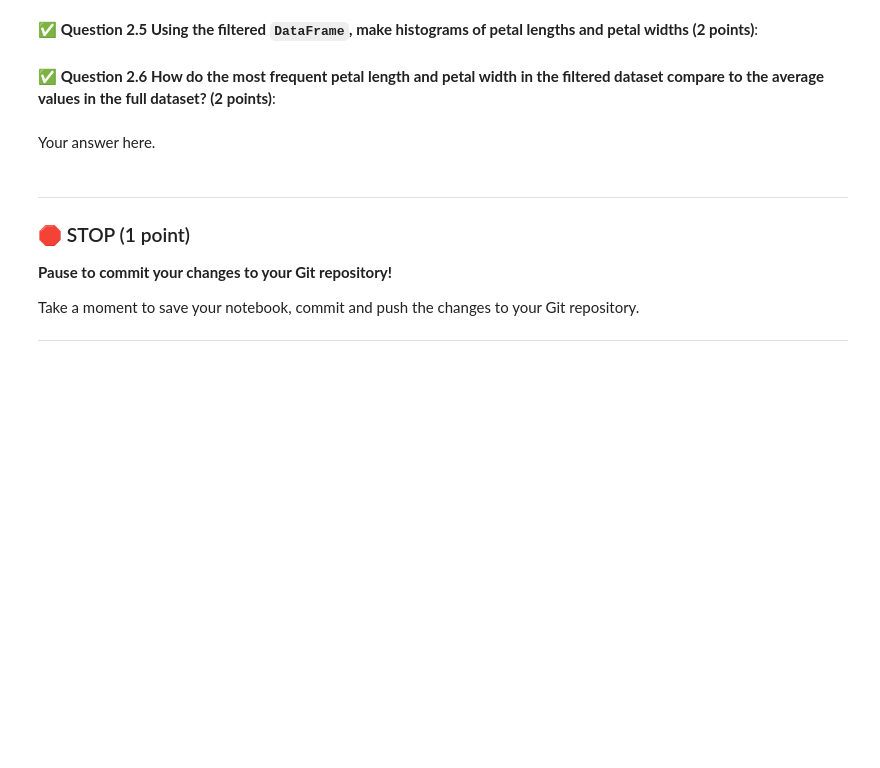
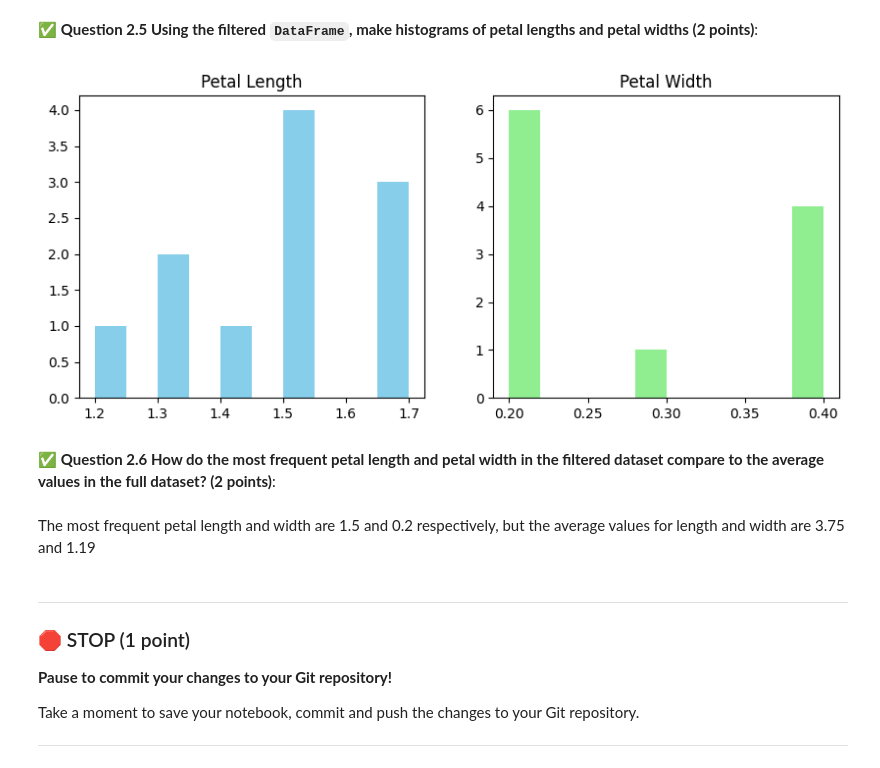
Before and after one commit to ryanc2525/CMSE202-f25-turnin, a Jupyter notebook: CMSE202-Midterm-Section004-F25-RyanCampbell.ipynb, the cells around one changed output. Cells and saved outputs as stored; diff of their text form; code cells hidden in the pictures; blank space fills up the shorter version.

```diff
--- a/CMSE202-Midterm-Section004-F25-RyanCampbell.ipynb
+++ b/CMSE202-Midterm-Section004-F25-RyanCampbell.ipynb
@@ -71,3 +77,6 @@ Your answer here.
 &#9989; **Question 2.2 Read in the dataset as a Pandas `DataFrame` and then display the first 10 rows. The dataset does not have a header, so be sure to set the header to be `None`. (2 points)**:
 # %%
 # Your code here.
+import pandas as pd
+df = pd.read_csv("iris.data", delim_whitespace=True, header=None)
+df.head(10)
@@ -75,3 +96,5 @@ Your answer here.
 &#9989; **Question 2.3 The columns of this dataset are Sepal Length, Sepal Width, Petal Length and Petal Width, and Iris Type. Add a header (column names with these names as strings) to the dataset to make it more descriptive. Then, compute and display the average, min, and max values in each numeric column, and display them. (2 points)**:
 # %%
 # Your code here.
+df.columns = ["sepal_length", "sepal_width", "petal_length", "petal_width", "iris_type"]
+df.describe()
@@ -79,14 +112,28 @@ Your answer here.
 &#9989; **Question 2.4 Create a filtered `DataFrame` consisting only of "Iris-setosa" flowers with sepal length at least 5.3 (2 points)**:
 # %%
 # Your code here.
+setosa_filtered = df[(df["iris_type"] == "Iris-setosa") & (df["sepal_length"] >= 5.3)]
 # %% [markdown]
 &#9989; **Question 2.5 Using the filtered `DataFrame`, make histograms of petal lengths and petal widths (2 points)**:
 # %%
 # Your code here.
+import matplotlib.pyplot as plt
+plt.figure(figsize=(10, 4))
+plt.subplot(1, 2, 1)
+plt.hist(setosa_filtered["petal_length"], color='skyblue')
+plt.title("Petal Length")
+
+plt.subplot(1, 2, 2)
+plt.hist(setosa_filtered["petal_width"], color='lightgreen')
+plt.title("Petal Width")
+
+plt.show()
+# %% [output]
+[figure, added]
 # %% [markdown]
 &#9989; **Question 2.6 How do the most frequent petal length and petal width in the filtered dataset compare to the average values in the full dataset? (2 points)**:
 # %% [markdown]
-Your answer here.
+The most frequent petal length and width are 1.5 and 0.2 respectively, but the average values for length and width are 3.75 and 1.19
 # %% [markdown]
 ---
 ### &#128721; STOP (1 point)
```
Also changed, not shown: parts of 5 cells of this notebook.
